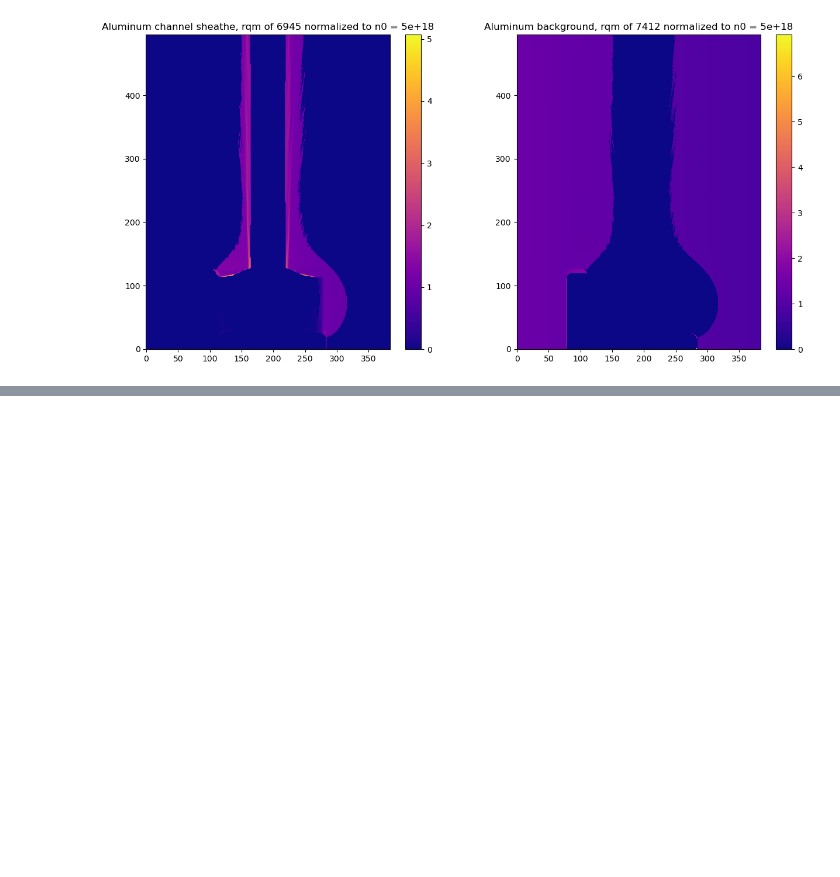
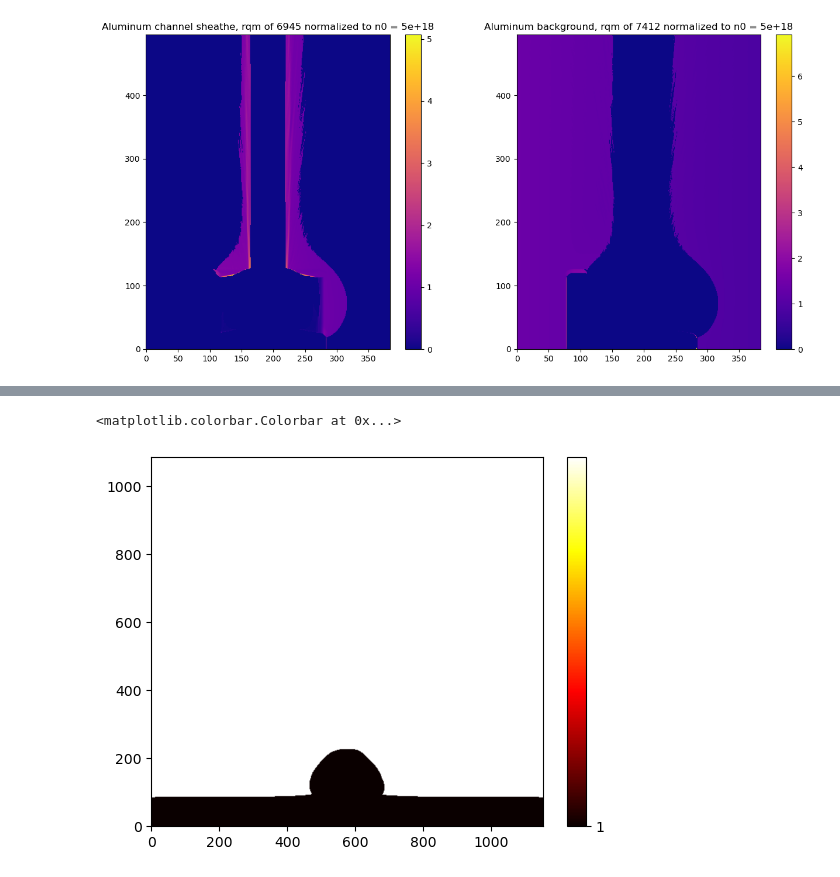
Before and after one commit to Schaeffer-Lab/MagShockZ, a Jupyter notebook: FLASH/mass_ratio_onceandforall.ipynb, the cells around one changed output, grey strips where cells are left out. Drawn from its saved outputs; the diff is of its cells as text; code cells hidden in the pictures; blank space fills up the shorter version.

```diff
--- a/FLASH/mass_ratio_onceandforall.ipynb
+++ b/FLASH/mass_ratio_onceandforall.ipynb
@@ -21,11 +21,11 @@ $$
 import yt
 yt.enable_plugins() # This script uses my plugin for yt. If you don't have it, just use yt.load() instead of yt.load_for_osiris().
 
-plot_path = "/home/dschneidinger/shared/data/VAC_DEREK3D_20um/MagShockZ_hdf5_chk_0006"
+plot_path = "/home/dschneidinger/shared/simulations/FLASH_MagShockZ3D-Trantham_11-2024/MagShockZ_hdf5_chk_0006"
 # plot_path = "/home/dschneidinger/shared/data/VAC_DEREK3D_20um/MagShockZ_hdf5_chk_0010"
 
 try:
-    ds = yt.load_for_osiris(plot_path, B_background=75000)
+    ds = yt.load_for_osiris(plot_path, B_background=75000, rqm_factor = 1)
 except:
     ds = yt.load(plot_path)
 
@@ -369,0 +369,11 @@ Text(0.5, 1.0, 'Aluminum background, rqm of 7412 normalized to n0 = 5e+18')
+# %%
+data_path = "/mnt/cellar/shared/simulations/FLASH_MagShockZ3D-Trantham_06-2024/MAGON/MagShockZ_hdf5_chk_0005"
+ds = yt.load_for_osiris(data_path, rqm_factor = 1)
+
+level =2
+dims = ds.domain_dimensions * ds.refine_by**level
+all_data = ds.covering_grid(
+    level,
+    left_edge=ds.domain_left_edge,
+    dims=dims,
+)
@@ -369,0 +387,14 @@ Text(0.5, 1.0, 'Aluminum background, rqm of 7412 normalized to n0 = 5e+18')
+# %%
+abar = 1/all_data["flash",'sumy']
+zbar = all_data["flash",'ye']/all_data["flash","sumy"]
+rqm_real = 1836/all_data["flash","ye"]
+
+thresholds = [25.5]  # Define threshold to delineate one ion species from another
+bins = [-np.inf] + thresholds + [np.inf]
+species_mask = np.digitize(abar, bins)
+
+plt.imshow(species_mask[:, :, np.shape(abar)[2] // 2].T, cmap='hot', origin='lower')
+plt.colorbar(ticks=range(len(thresholds)+1))
+# %% [output]
+<matplotlib.colorbar.Colorbar at 0x...>
+[figure, added]
```
Also changed, not shown: parts of 4 cells of this notebook, 6 other files.
